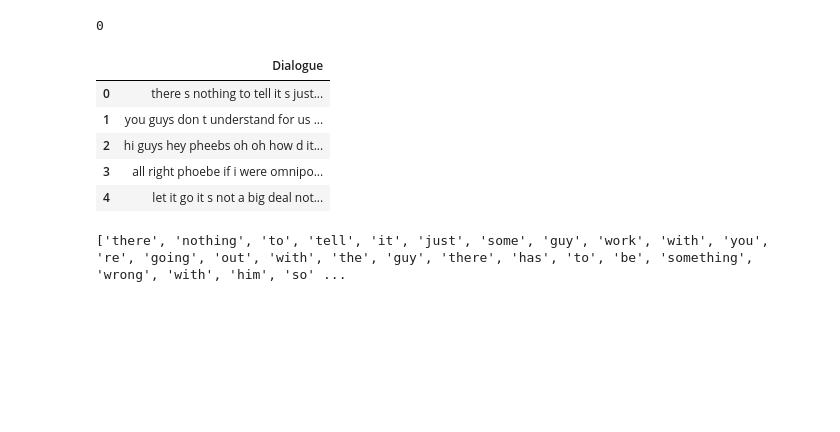
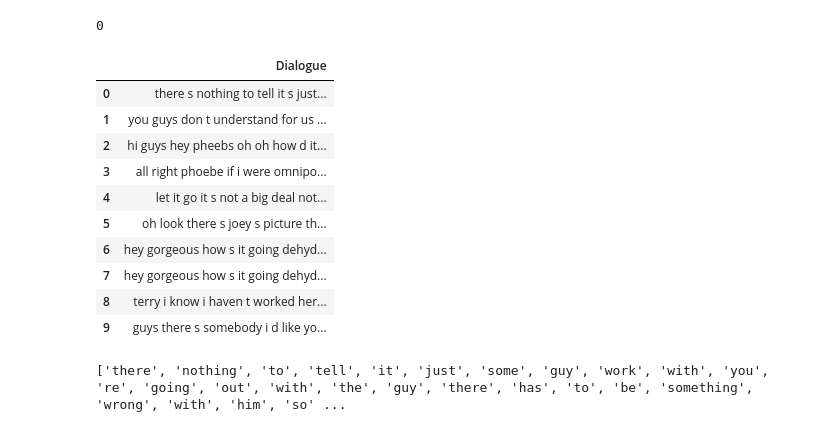
Before and after one commit to apohta/Proyek-STBI-5-1, a Jupyter notebook: Proyek_Dataset_Friends.ipynb, the cells around one changed output. Cells and saved outputs as stored; diff of their text form; code cells hidden in the pictures; blank space fills up the shorter version.

```diff
--- a/Proyek_Dataset_Friends.ipynb
+++ b/Proyek_Dataset_Friends.ipynb
@@ -15,10 +15,10 @@ from nltk.stem.porter import PorterStemmer
 [nltk_data] Downloading package punkt to /root/nltk_data...
 [nltk_data]   Unzipping tokenizers/punkt.zip.
 # %%
-df = pd.read_csv("Dataset\Friends dialogues.csv")
+df = pd.read_csv("Friends dialogues.csv")
 
 # melihat dataset
-df.head()
+df.head(10)
 # %% [output]
 |  | episode | Dialogue |
 | 0 | 1x01 - The One Where Monica Gets ... | there s nothing to tell it s just... |
@@ -48,14 +58,19 @@ new_df_without_null['Dialogue'].isnull().sum()
 # %% [output]
 0
 # %%
-new_df_without_null.head()
+new_df_without_null.head(10)
 # %% [output]
 |  | Dialogue |
 | 0 | there s nothing to tell it s just... |
 | 1 | you guys don t understand for us ... |
 | 2 | hi guys hey pheebs oh oh how d it... |
 | 3 | all right phoebe if i were omnipo... |
 | 4 | let it go it s not a big deal not... |
+| 5 | oh look there s joey s picture th... |
+| 6 | hey gorgeous how s it going dehyd... |
+| 7 | hey gorgeous how s it going dehyd... |
+| 8 | terry i know i haven t worked her... |
+| 9 | guys there s somebody i d like yo... |
 # %%
 def remove_number(text):
     return  re.sub(r"\[0-9]+", "", str(text))
```
Also changed, not shown: parts of 14 cells of this notebook, 1 other file.
